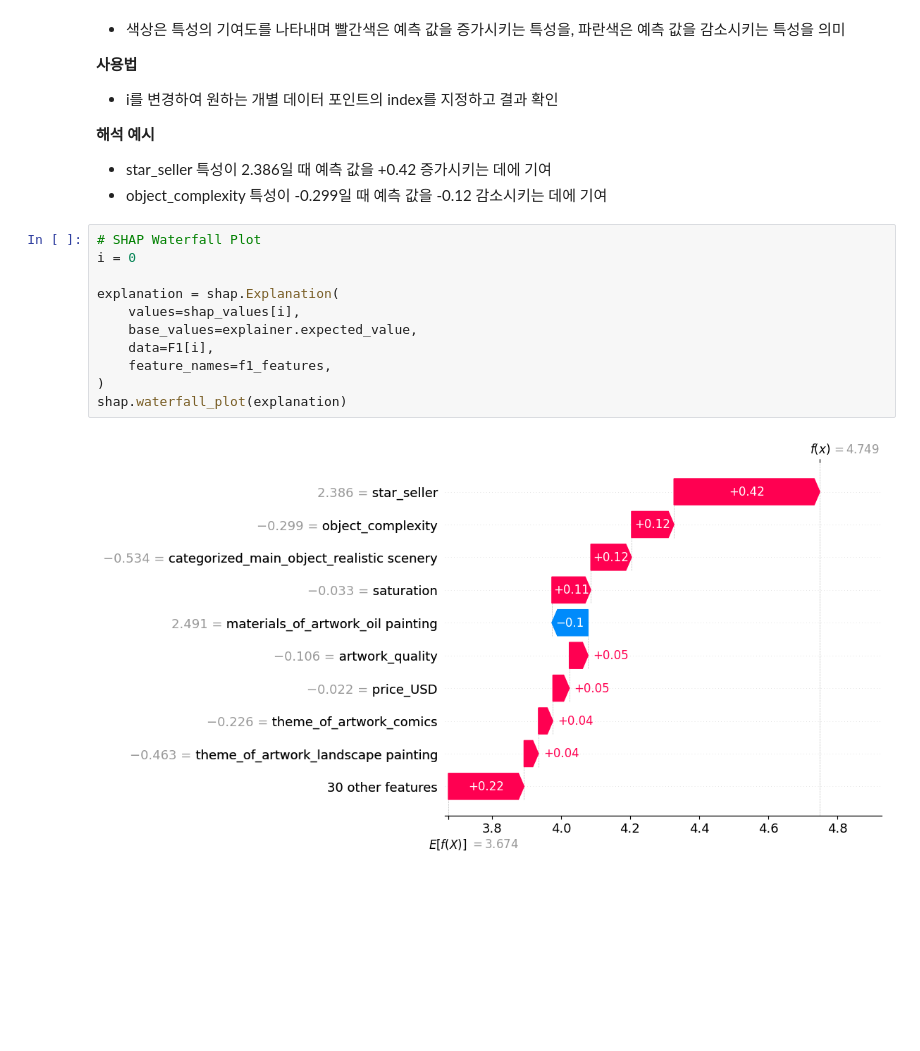
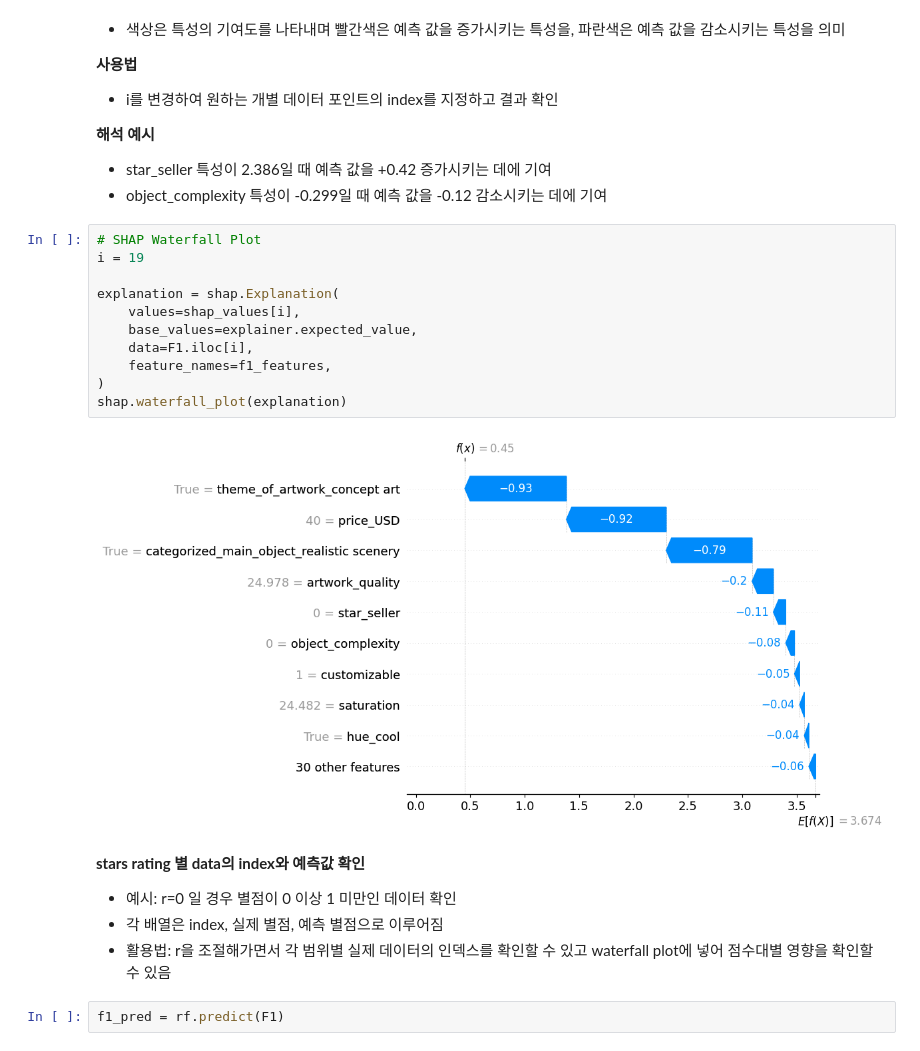
Before and after one commit to jjmmwon/ai-art-research, a Jupyter notebook: AI_Art_Analysis.ipynb, the cells around one changed output. Saved outputs shown, nothing was run; the diff lists cells and outputs as text; blank space fills up the shorter version.

Commit message:
add scoring function and index exploration feature

```diff
--- a/AI_Art_Analysis.ipynb
+++ b/AI_Art_Analysis.ipynb
@@ -308,14 +312,21 @@ shap.dependence_plot(
 - object_complexity 특성이 -0.299일 때 예측 값을 -0.12 감소시키는 데에 기여
 # %%
 # SHAP Waterfall Plot
-i = 0
+i = 19
 
 explanation = shap.Explanation(
     values=shap_values[i],
     base_values=explainer.expected_value,
-    data=F1[i],
+    data=F1.iloc[i],
     feature_names=f1_features,
 )
 shap.waterfall_plot(explanation)
 # %% [output]
-[figure, old version]
+[figure, new version]
+# %% [markdown]
+**stars rating 별 data의 index와 예측값 확인**
+- 예시: r=0 일 경우 별점이 0 이상 1 미만인 데이터 확인
+- 각 배열은 index, 실제 별점, 예측 별점으로 이루어짐
+- 활용법: r을 조절해가면서 각 범위별 실제 데이터의 인덱스를 확인할 수 있고 waterfall plot에 넣어 점수대별 영향을 확인할 수 있음
+# %%
+f1_pred = rf.predict(F1)
```
Also changed, not shown: parts of 32 cells of this notebook, 2 other files.
